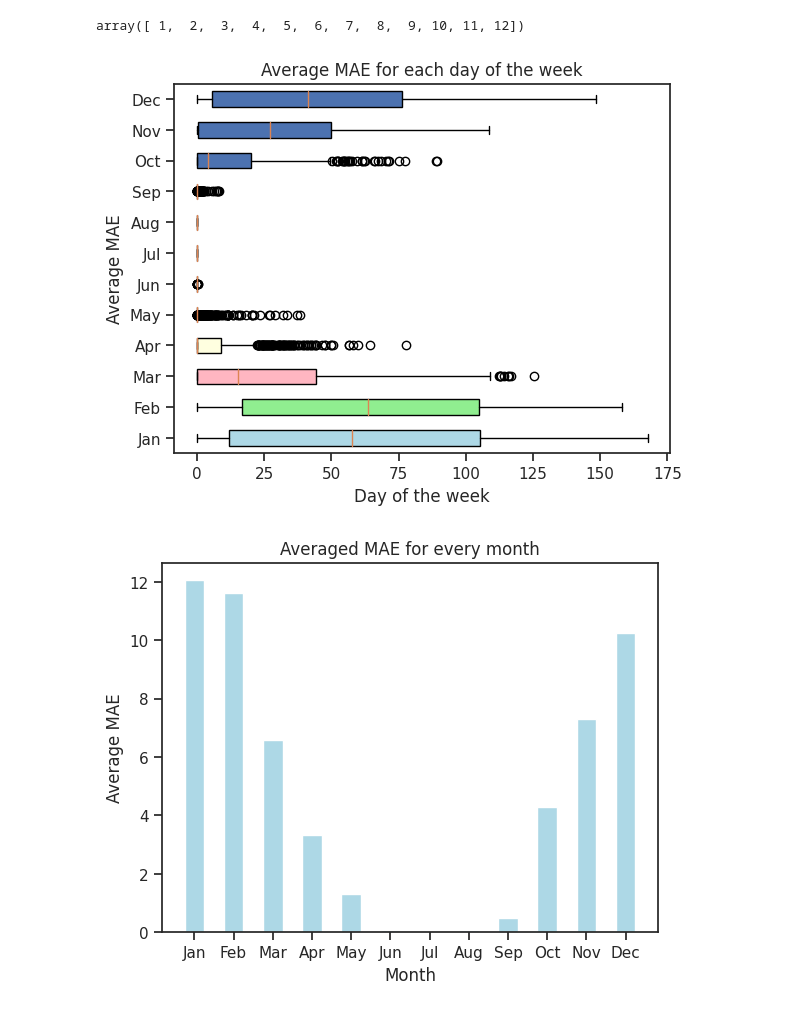
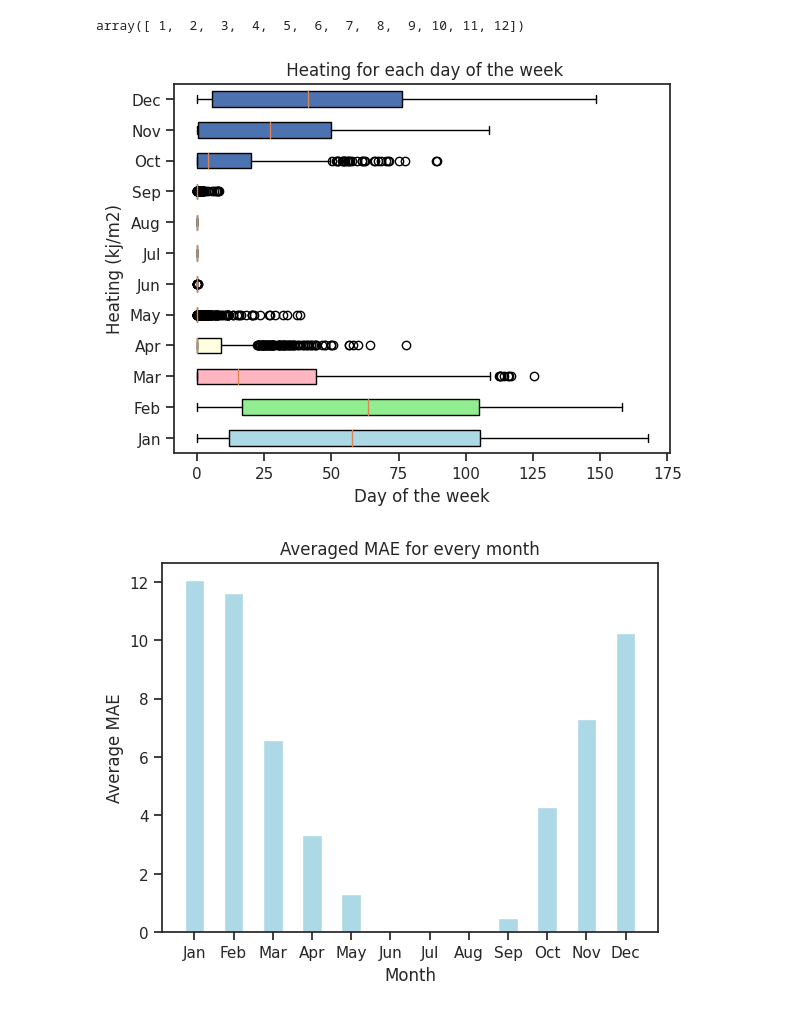
Before and after one commit to sajad95/Heat, a Jupyter notebook: PostProcessing.ipynb, the cells around one changed output. Drawn from its saved outputs; the diff is of its cells as text; code cells hidden in the pictures.

```diff
--- a/PostProcessing.ipynb
+++ b/PostProcessing.ipynb
@@ -908,33 +904,33 @@ mae11 = mae_series_m[11]
 # %%
 # Combine the series into a list
 series_list = [m0, m1, m2, m3, m4, m5, m6,m7 ,m8 ,m9 ,m10 ,m11 ]
 
 # Create a figure and axis
 fig, ax = plt.subplots()
 
 # Create the boxplot
 bp = ax.boxplot(series_list, vert=False, patch_artist=True)
 
 # Customize the boxplot appearance
 #colors = ['lightblue', 'lightgreen', 'lightpink', 'lightyellow', 'lightcyan', 'lightgrey', 'tab:orange']
 
 for patch, color in zip(bp['boxes'], colors):
     patch.set_facecolor(color)
 
 # Add labels to the x-axis
 ax.set_yticklabels(['Jan', 'Feb', 'Mar', 'Apr', 'May', 'Jun', 'Jul', 'Aug', 'Sep', 'Oct', 'Nov', 'Dec'])
 
 
 # Set a title and labels for the plot
-plt.title('Average MAE for each day of the week')
+plt.title(' Heating for each day of the week')
 plt.xlabel('Day of the week')
-plt.ylabel('Average MAE')
+plt.ylabel('Heating (kj/m2)')
 
 
 # Display the plot
 plt.show()
 # %% [output]
-[figure, old version]
+[figure, new version]
 # %%
 mae_list = [mae0,mae1,mae2,mae3,mae4,mae5,mae6,mae7,mae8,mae9,mae10,mae11]
 
```
Also changed, not shown: parts of 2 cells of this notebook.
